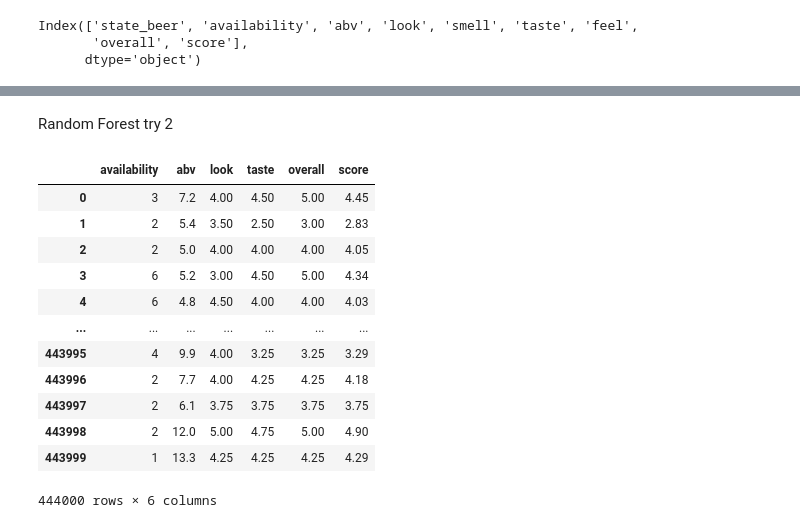
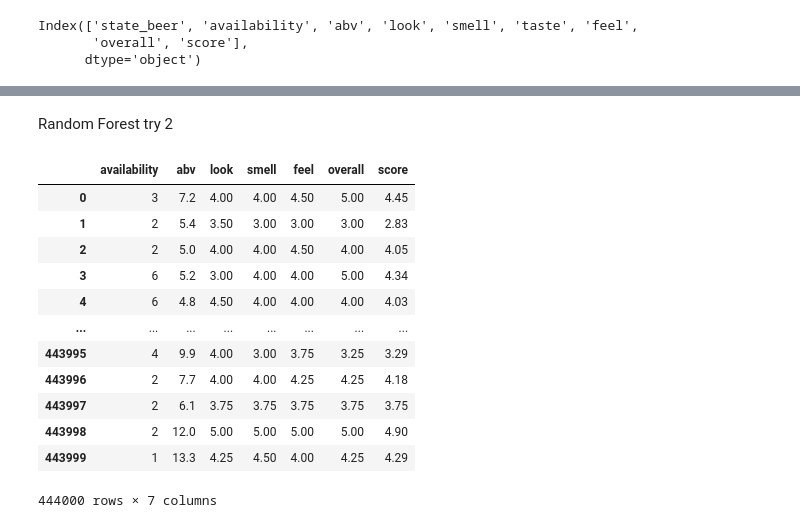
Before and after one commit to jaykansara2019/Beer_Categorization, a Jupyter notebook: Beer_Analysis_ML_RF.ipynb, the cells around one changed output, grey strips where cells are left out. Drawn from its saved outputs; the diff is of its cells as text; code cells hidden in the pictures.

Commit message:
update rf model

```diff
--- a/Beer_Analysis_ML_RF.ipynb
+++ b/Beer_Analysis_ML_RF.ipynb
@@ -741,24 +799,24 @@ sorted(zip(rf_model.feature_importances_, X.columns), reverse = True)
-# %% [markdown]
-Random Forest try 2
+# %% [markdown]
+Random Forest try 2
 # %%
-# ML try the model without correlated variables: smell, taste, feel
+# ML try the model without correlated variables: smell, taste, feel, remove taste (over 75% correlation)
 X2 = df_reviews_encode.copy()
-X2 = X2.drop(columns =["index","beer_id","beer_name","brewery_id","country_beer","brewery_name","city","style","state_beer","feel","smell"])
+X2 = X2.drop(columns =["index","beer_id","beer_name","brewery_id","country_beer","brewery_name","city","style","state_beer","taste"])
 X2
 # %% [output]
-|  | availability | abv | look | taste | overall | score |
-| 0 | 3 | 7.2 | 4.00 | 4.50 | 5.00 | 4.45 |
-| 1 | 2 | 5.4 | 3.50 | 2.50 | 3.00 | 2.83 |
-| 2 | 2 | 5.0 | 4.00 | 4.00 | 4.00 | 4.05 |
-| 3 | 6 | 5.2 | 3.00 | 4.50 | 5.00 | 4.34 |
-| 4 | 6 | 4.8 | 4.50 | 4.00 | 4.00 | 4.03 |
-| ... | ... | ... | ... | ... | ... | ... |
-| 443995 | 4 | 9.9 | 4.00 | 3.25 | 3.25 | 3.29 |
-| 443996 | 2 | 7.7 | 4.00 | 4.25 | 4.25 | 4.18 |
-| 443997 | 2 | 6.1 | 3.75 | 3.75 | 3.75 | 3.75 |
-| 443998 | 2 | 12.0 | 5.00 | 4.75 | 5.00 | 4.90 |
-| 443999 | 1 | 13.3 | 4.25 | 4.25 | 4.25 | 4.29 |
+|  | availability | abv | look | smell | feel | overall | score |
+| 0 | 3 | 7.2 | 4.00 | 4.00 | 4.50 | 5.00 | 4.45 |
+| 1 | 2 | 5.4 | 3.50 | 3.00 | 3.00 | 3.00 | 2.83 |
+| 2 | 2 | 5.0 | 4.00 | 4.00 | 4.50 | 4.00 | 4.05 |
+| 3 | 6 | 5.2 | 3.00 | 4.00 | 4.00 | 5.00 | 4.34 |
+| 4 | 6 | 4.8 | 4.50 | 4.00 | 4.00 | 4.00 | 4.03 |
+| ... | ... | ... | ... | ... | ... | ... | ... |
+| 443995 | 4 | 9.9 | 4.00 | 3.00 | 3.75 | 3.25 | 3.29 |
+| 443996 | 2 | 7.7 | 4.00 | 4.00 | 4.25 | 4.25 | 4.18 |
+| 443997 | 2 | 6.1 | 3.75 | 3.75 | 3.75 | 3.75 | 3.75 |
+| 443998 | 2 | 12.0 | 5.00 | 5.00 | 5.00 | 5.00 | 4.90 |
+| 443999 | 1 | 13.3 | 4.25 | 4.50 | 4.00 | 4.25 | 4.29 |
-444000 rows × 6 columns
+444000 rows × 7 columns
 # %%
 #randome forest model with less cols
 y = df_reviews_encode["style"].ravel()
```
Also changed, not shown: parts of 64 cells of this notebook.
